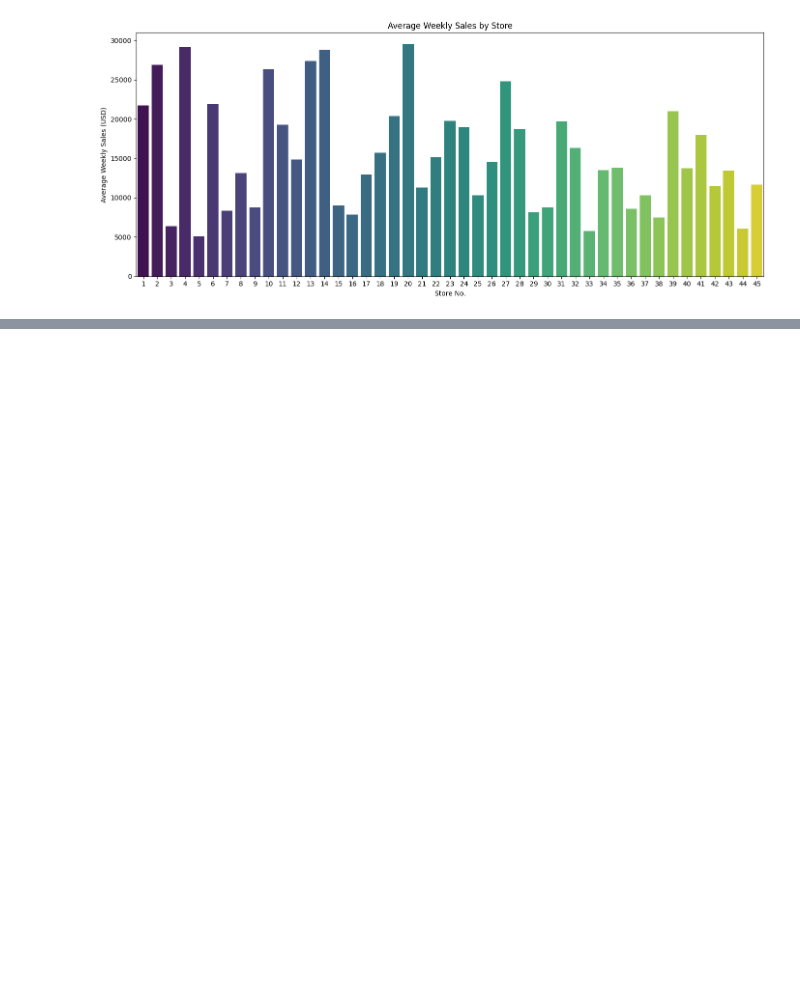
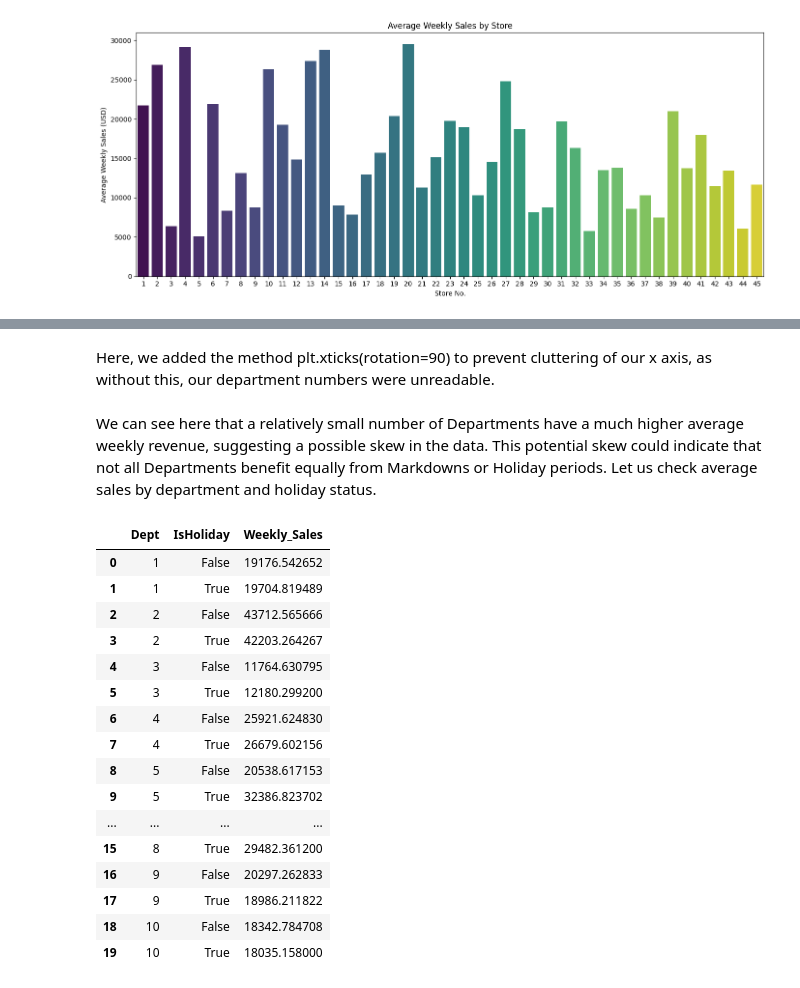
Before and after one commit to Richard-wv/wmca-da-project1, a Jupyter notebook: jupyter_notebooks/wmca-da-project1.ipynb, the cells around one changed output, grey strips where cells are left out. Drawn from its saved outputs; the diff is of its cells as text; code cells hidden in the pictures; blank space fills up the shorter version.

```diff
--- a/jupyter_notebooks/wmca-da-project1.ipynb
+++ b/jupyter_notebooks/wmca-da-project1.ipynb
@@ -326,0 +359,27 @@ Passing `palette` without assigning `hue` is deprecated and will be removed in v
+# %% [markdown]
+Here, we added the method plt.xticks(rotation=90) to prevent cluttering of our x axis, as without this, our department numbers were unreadable.
+# %% [markdown]
+We can see here that a relatively small number of Departments have a much higher average weekly revenue, suggesting a possible skew in the data.
+This potential skew could indicate that not all Departments benefit equally from Markdowns or Holiday periods.
+Let us check average sales by department and holiday status.
+# %%
+holiday_sales = df.groupby(['Dept', 'IsHoliday'])['Weekly_Sales'].mean().reset_index()
+holiday_sales.head(20)
+# %% [output]
+|  | Dept | IsHoliday | Weekly_Sales |
+| 0 | 1 | False | 19176.542652 |
+| 1 | 1 | True | 19704.819489 |
+| 2 | 2 | False | 43712.565666 |
+| 3 | 2 | True | 42203.264267 |
+| 4 | 3 | False | 11764.630795 |
+| 5 | 3 | True | 12180.299200 |
+| 6 | 4 | False | 25921.624830 |
+| 7 | 4 | True | 26679.602156 |
+| 8 | 5 | False | 20538.617153 |
+| 9 | 5 | True | 32386.823702 |
+| ... | ... | ... | ... |
+| 15 | 8 | True | 29482.361200 |
+| 16 | 9 | False | 20297.262833 |
+| 17 | 9 | True | 18986.211822 |
+| 18 | 10 | False | 18342.784708 |
+| 19 | 10 | True | 18035.158000 |
```
Also changed, not shown: parts of 9 cells of this notebook.
